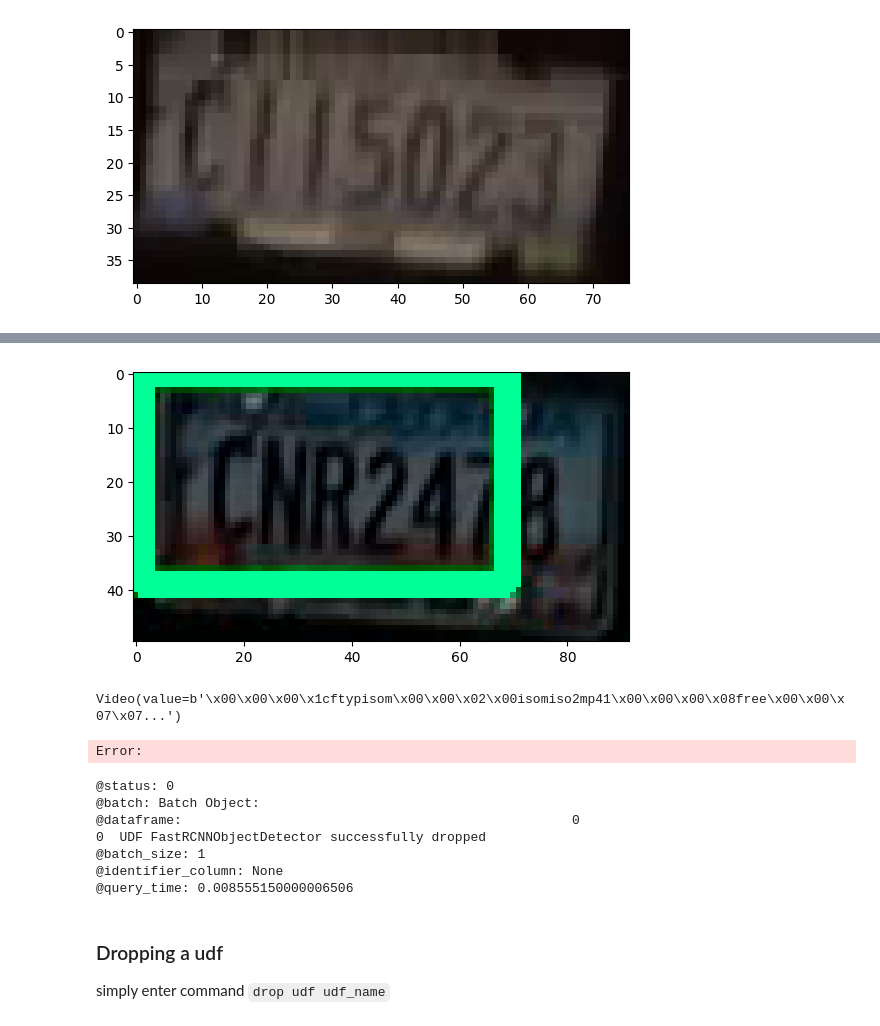
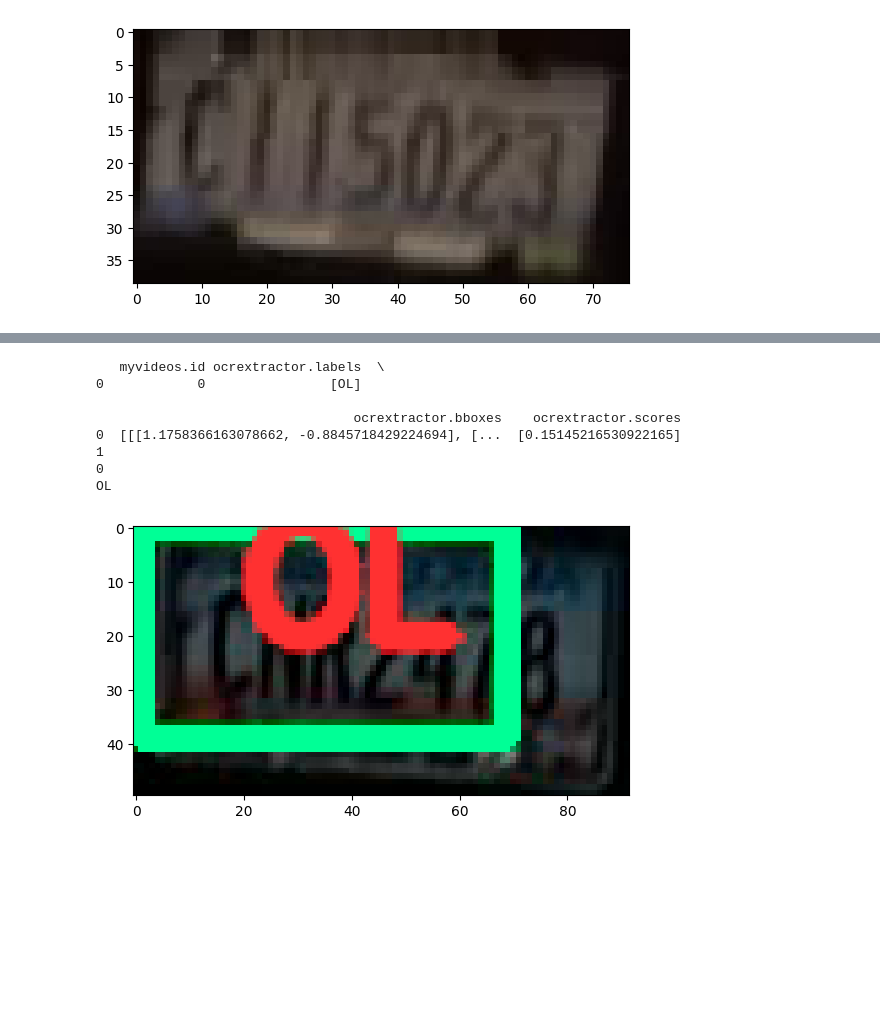
Before and after one commit to georgia-tech-db/license-plate-recognition, a Jupyter notebook: car_plate_detection.ipynb, the cells around one changed output, grey strips where cells are left out. Cells and saved outputs as stored; diff of their text form; code cells hidden in the pictures; blank space fills up the shorter version.

```diff
--- a/car_plate_detection.ipynb
+++ b/car_plate_detection.ipynb
@@ -228,15 +225,6 @@ def annotate_video(detections, input_video_path):
             for j, c in enumerate(contours):
                 x,y,w,h = cv2.boundingRect(c)
                 plate = frame[y:y+h, x:x+w]
-                # resize_height = 256
-                # plate = image_resize(
-                #      plate, height= resize_height)
-                #
-                # sharpen_amount = 50
-                # plate = unsharp_mask(plate, amount=sharpen_amount)
-                # plate = cv2.cvtColor(np.array(plate), cv2.COLOR_BGR2RGB)
-                # #plate = remove_noise(plate)
-                #plate = cv2.fastNlMeansDenoisingColored(plate,None,20,10,7,21)
                 fourcc = cv2.VideoWriter_fourcc('m', 'p', '4', 'v')
                 fps = 25
                 dim = plate.shape[:2]
@@ -244,18 +232,6 @@ def annotate_video(detections, input_video_path):
                 for _ in range(50): video.write(plate)
                 video.release()
                 plates.append(plate)
-                """
-                x1, y1, x2, y2 = bbox
-                x1, y1, x2, y2 = int(x1), int(y1), int(x2), int(y2)
-                # object bbox
-                img=cv2.rectangle(frame, (x1, y1), (x2, y2), color1, thickness)
-                # object label
-                cv2.putText(img, label, (x1, y1-10), cv2.FONT_HERSHEY_SIMPLEX, 10, color1, thickness)
-                # frame label
-                cv2.putText(img, 'Frame ID: ' + str(frame_id), (700, 500), cv2.FONT_HERSHEY_SIMPLEX, 1.2, color2, thickness)
-                if label == "car": car_positions.append(bbox)
-            video.write(img)
-                """
                 if frame_id % 5 == 0:
                     plt.imshow(plate)
                     plt.show()
@@ -323,14 +294,14 @@ CUDA not available - defaulting to CPU. Note: This module is much faster with a
 for i, plates in enumerate(car_plates):
     for j, plate in enumerate(plates):
         file_name = "frame" + str(i)+ "_plate" + str(j) + ".mp4"
-        cursor.execute('DROP TABLE ObjectDetectionVideos')
+        cursor.execute('DROP TABLE MyVideos')
         response = cursor.fetch_all()
         print(response)
-        cursor.execute('LOAD FILE "' + file_name + '" INTO ObjectDetectionVideos;')
+        cursor.execute('LOAD VIDEO "' + file_name + '" INTO MyVideos;')
         response = cursor.fetch_all()
         print(response)
         cursor.execute("""SELECT id, OCRExtractor(data)
-                      FROM ObjectDetectionVideos
+                      FROM MyVideos
                       WHERE id < 1""")
         response = cursor.fetch_all()
         print(response)
@@ -456,6 +345,8 @@ def annotate_video_ocr(detections, input_video_path, output_video_path):
     # ret = 1 if the video is captured; frame is the image
     ret, frame = vcap.read()
 
+    print(detections)
+
     while ret:
         df = detections
         df = df[['ocrextractor.bboxes', 'ocrextractor.labels']][df.index == frame_id]
@@ -464,12 +355,13 @@ def annotate_video_ocr(detections, input_video_path, output_video_path):
             for bbox, label in zip(dfLst[0][0], dfLst[0][1]):
                 x1, y1, x2, y2 = bbox
                 x1, y1, x2, y2 = int(x1[0]), int(x1[1]), int(x2[0]), int(x2[1])
+                print(x1)
+                print(y1)
                 # object bbox
                 img=cv2.rectangle(frame, (x1, y1), (x2, y2), color1, thickness)
                 # object label
-                cv2.putText(img, label, (x1, y1-10), cv2.FONT_HERSHEY_SIMPLEX, 1.5, color1, thickness)
-                # frame label
-                cv2.putText(img, 'Frame ID: ' + str(frame_id), (30, 400), cv2.FONT_HERSHEY_SIMPLEX, 1, color2, thickness)
+                print(label)
+                cv2.putText(img, label, (20, 20), cv2.FONT_HERSHEY_SIMPLEX, 1, color2, thickness, cv2.LINE_AA)
             video.write(img)
 
             # Show every fifth frame
@@ -485,27 +377,18 @@ def annotate_video_ocr(detections, input_video_path, output_video_path):
 # %%
 from ipywidgets import Video, Image
 input_path = 'frame0_plate1.mp4'
-output_path = 'frame0_plate1.mp4'
+output_path = 'frame0_plate1s.mp4'
 # %%
 dataframe = response.batch.frames
 annotate_video_ocr(dataframe, input_path, output_path)
-Video.from_file(output_path)
+#Video.from_file(output_path)
 # %% [output]
+   myvideos.id ocrextractor.labels  \
+0            0                [OL]
+
+                                 ocrextractor.bboxes    ocrextractor.scores
+0  [[[1.1758366163078662, -0.8845718429224694], [...  [0.15145216530922165]
+1
+0
+OL
-[figure, old version]
+[figure, new version]
-Video(value=b'\x00\x00\x00\x1cftypisom\x00\x00\x02\x00isomiso2mp41\x00\x00\x00\x08free\x00\x00\x07\x07...')
-Error:
-# %%
-cursor.execute("DROP UDF FastRCNNObjectDetector;")
-response = cursor.fetch_all()
-print(response)
-# %% [output]
-@status: 0
-@batch: Batch Object:
-@dataframe:                                                  0
-0  UDF FastRCNNObjectDetector successfully dropped
-@batch_size: 1
-@identifier_column: None
-@query_time: 0.008555150000006506
-# %% [markdown]
-### Dropping a udf
-simply enter command `drop udf udf_name`
```
Also changed, not shown: parts of 13 cells of this notebook, 2 other files.
